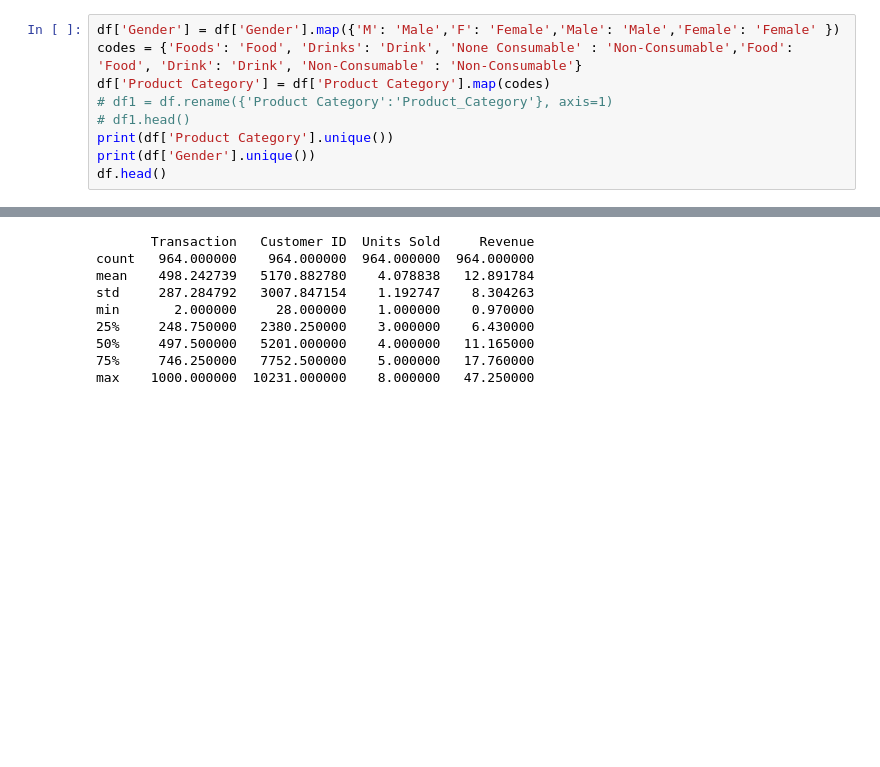
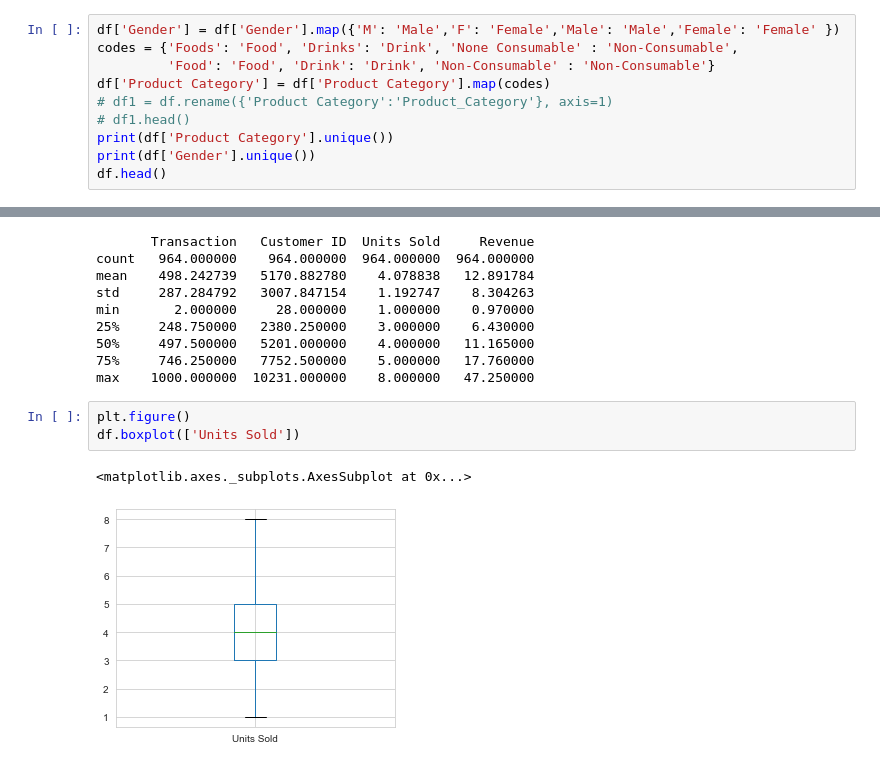
Before and after one commit to mostofa-ahsan/Financial-Data-Analysis, a Jupyter notebook: Grocery_EDA.ipynb, the cells around one changed output, grey strips where cells are left out. Saved outputs shown, nothing was run; the diff lists cells and outputs as text; blank space fills up the shorter version.

Commit message:
Boxplot

```diff
--- a/Grocery_EDA.ipynb
+++ b/Grocery_EDA.ipynb
@@ -82,7 +82,8 @@ df['Revenue'].max()
 578545.65
 # %%
 df['Gender'] = df['Gender'].map({'M': 'Male','F': 'Female','Male': 'Male','Female': 'Female' })
-codes = {'Foods': 'Food', 'Drinks': 'Drink', 'None Consumable' : 'Non-Consumable','Food': 'Food', 'Drink': 'Drink', 'Non-Consumable' : 'Non-Consumable'}
+codes = {'Foods': 'Food', 'Drinks': 'Drink', 'None Consumable' : 'Non-Consumable',
+         'Food': 'Food', 'Drink': 'Drink', 'Non-Consumable' : 'Non-Consumable'}
 df['Product Category'] = df['Product Category'].map(codes)
 # df1 = df.rename({'Product Category':'Product_Category'}, axis=1)
 # df1.head()
@@ -152,3 +153,9 @@ min       2.000000     28.000000    1.000000    0.970000
 50%     497.500000   5201.000000    4.000000   11.165000
 75%     746.250000   7752.500000    5.000000   17.760000
 max    1000.000000  10231.000000    8.000000   47.250000
+# %%
+plt.figure()
+df.boxplot(['Units Sold'])
+# %% [output]
+<matplotlib.axes._subplots.AxesSubplot at 0x...>
+[figure, added]
```
Also changed, not shown: parts of 2 cells of this notebook.
